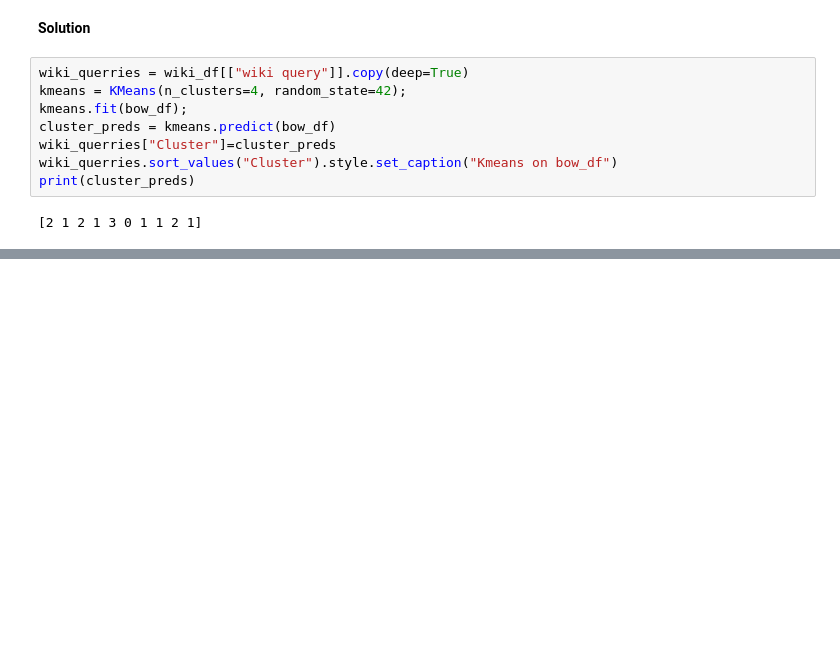
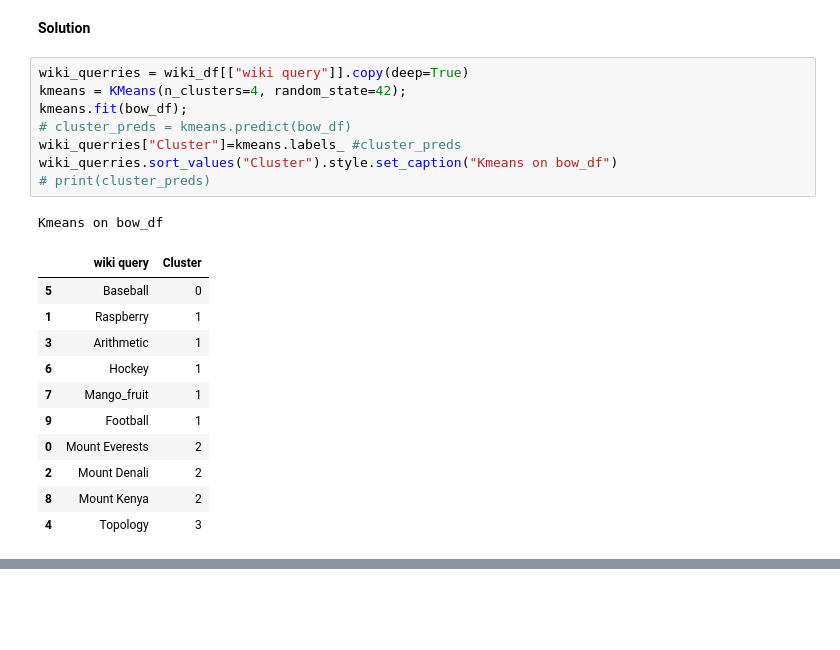
Before and after one commit to Blaise143/CPSC-330-ASSIGNMENTS, a Jupyter notebook: hw7/hw7.ipynb, the cells around one changed output, grey strips where cells are left out. Drawn from its saved outputs; the diff is of its cells as text; blank space fills up the shorter version.

```diff
--- a/hw7/hw7.ipynb
+++ b/hw7/hw7.ipynb
@@ -176,13 +176,24 @@ bow_df
 # %%
 wiki_querries = wiki_df[["wiki query"]].copy(deep=True)
 kmeans = KMeans(n_clusters=4, random_state=42);
 kmeans.fit(bow_df);
-cluster_preds = kmeans.predict(bow_df)
-wiki_querries["Cluster"]=cluster_preds
+# cluster_preds = kmeans.predict(bow_df)
+wiki_querries["Cluster"]=kmeans.labels_ #cluster_preds
 wiki_querries.sort_values("Cluster").style.set_caption("Kmeans on bow_df")
-print(cluster_preds)
+# print(cluster_preds)
 # %% [output]
-[2 1 2 1 3 0 1 1 2 1]
+Kmeans on bow_df
+|  | wiki query | Cluster |
+| 5 | Baseball | 0 |
+| 1 | Raspberry | 1 |
+| 3 | Arithmetic | 1 |
+| 6 | Hockey | 1 |
+| 7 | Mango_fruit | 1 |
+| 9 | Football | 1 |
+| 0 | Mount Everests | 2 |
+| 2 | Mount Denali | 2 |
+| 8 | Mount Kenya | 2 |
+| 4 | Topology | 3 |
 # %%
 # Creating a new Count Vectorizer Instantiation
 vec_min_df = CountVectorizer(stop_words='english', min_df=2)
```
Also changed, not shown: parts of 8 cells of this notebook.
